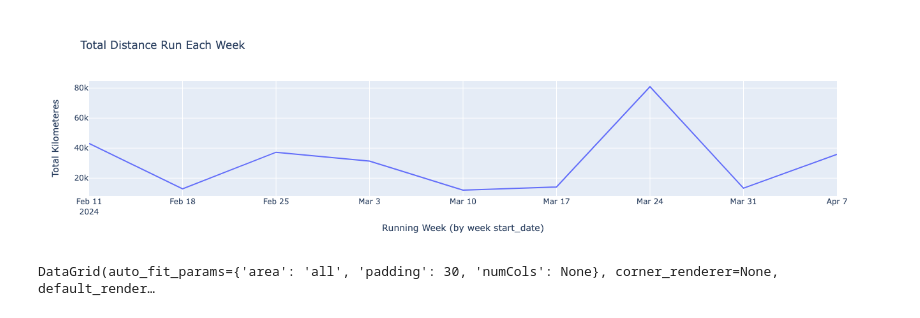
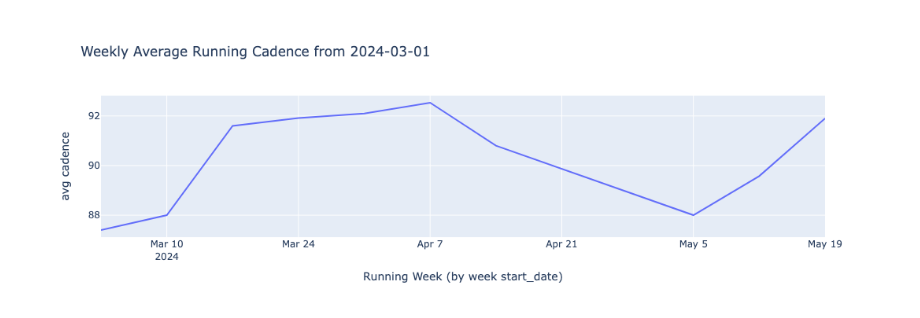
Before and after one commit to duffydata/strava-metrics, a Jupyter notebook: src/RunningAnalysis.ipynb, the cells around one changed output. Drawn from its saved outputs; the diff is of its cells as text; code cells hidden in the pictures.

```diff
--- a/src/RunningAnalysis.ipynb
+++ b/src/RunningAnalysis.ipynb
@@ -12,12 +15,8 @@ from sklearn.linear_model import LinearRegression
 # %%
-def strava_client_id():
-    strava_client_id = input("Enter client id: ")
-    return strava_client_id
+my_client_id = input("Enter Your Strava client id: ")
 
-def strava_client_secret():
-    strava_client_secret = input("Enter Strava Client Secret: ")
-    return strava_client_secret
+my_client_secret = input("Enter Your Strava Client Secret: ")
 
-def strava_athlete_id():
-    strava_athlete_id = input("Enter Strava Athlete ID: ")
-    return strava_athlete_id
+my_athlete_id = input("Enter Your Strava Athlete id: ")
+
+my_max_heart_rate = input ("Enter Max Heart rate: ")
@@ -90,2 +27,0 @@ strava_metrics = main()
-# %%
-max_heart_rate = int(input ("Enter your max heart rate: "))
@@ -96,0 +28,3 @@ Enter your max heart rate:  190
+# %%
+strava_api = GetStravaData(client_id=my_client_id, client_secret=my_client_secret, athlete_id=my_athlete_id)
+strava_metrics = strava_api.fetch_activities_df()
@@ -116,7 +68,7 @@ strava_metrics['zone_string'] = strava_metrics.apply(calculate_running_heart_rat
 strava_metrics['start_date'] = pd.to_datetime(strava_metrics['start_date'])
 
 # filter out null average heart data - no heart rate data  be featured without smart watch
-strava_metrics_filtered = strava_metrics[(strava_metrics['average_heartrate'].notnull())].reset_index()
+running_data = strava_metrics[(strava_metrics['average_heartrate'].notnull()) & (strava_metrics['type']=='Run') ].reset_index(drop=True)
 
 # Group by week and and count number of runs by running zone
-result = strava_metrics_filtered.groupby([pd.Grouper(key="start_date", freq="W"), 'zone_string']).count().reset_index()
+running_zone = running_data.groupby([pd.Grouper(key="start_date", freq="W"), 'zone_string']).count().reset_index()
@@ -137,13 +102,8 @@ fig.show()
 # %%
-total_kms_week = strava_metrics.groupby(pd.Grouper(key="start_date", freq="W"))['distance'].sum().reset_index()
-
-fig = px.line(total_kms_week, x="start_date", y="distance", title='Total Distance Run Each Week')
-fig.update_layout(xaxis_title ="Running Week (by week start_date)", yaxis_title = "Total Kilometeres")
+group_cadence_by_week = running_data.groupby(pd.Grouper(key="start_date", freq="W"))['average_cadence'].mean().reset_index()
+avg_cadence_time = group_cadence_by_week[(group_cadence_by_week['average_cadence'].notnull())]
+fig = px.line(avg_cadence_time, x="start_date", y="average_cadence", title = f"Weekly Average Running Cadence from {earliest_running_date}")
+fig.update_layout(xaxis_title ="Running Week (by week start_date)", yaxis_title = "avg cadence")
 fig.show()
 # %% [output]
-[figure, old version]
+[figure, new version]
-# %%
-datagrid = dg.DataGrid(total_kms_week)
-display(datagrid)
-# %% [output]
-DataGrid(auto_fit_params={'area': 'all', 'padding': 30, 'numCols': None}, corner_renderer=None, default_render…
```
Also changed, not shown: parts of 21 cells of this notebook.
